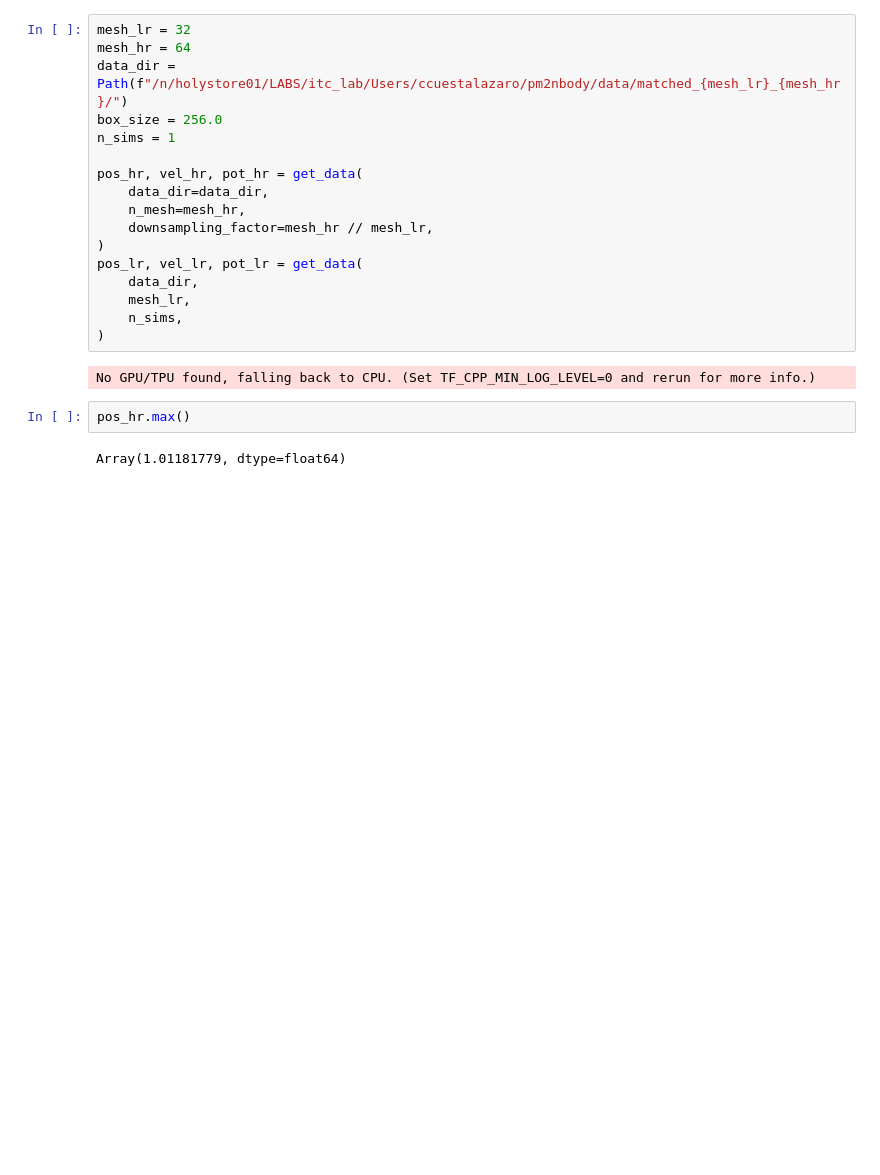
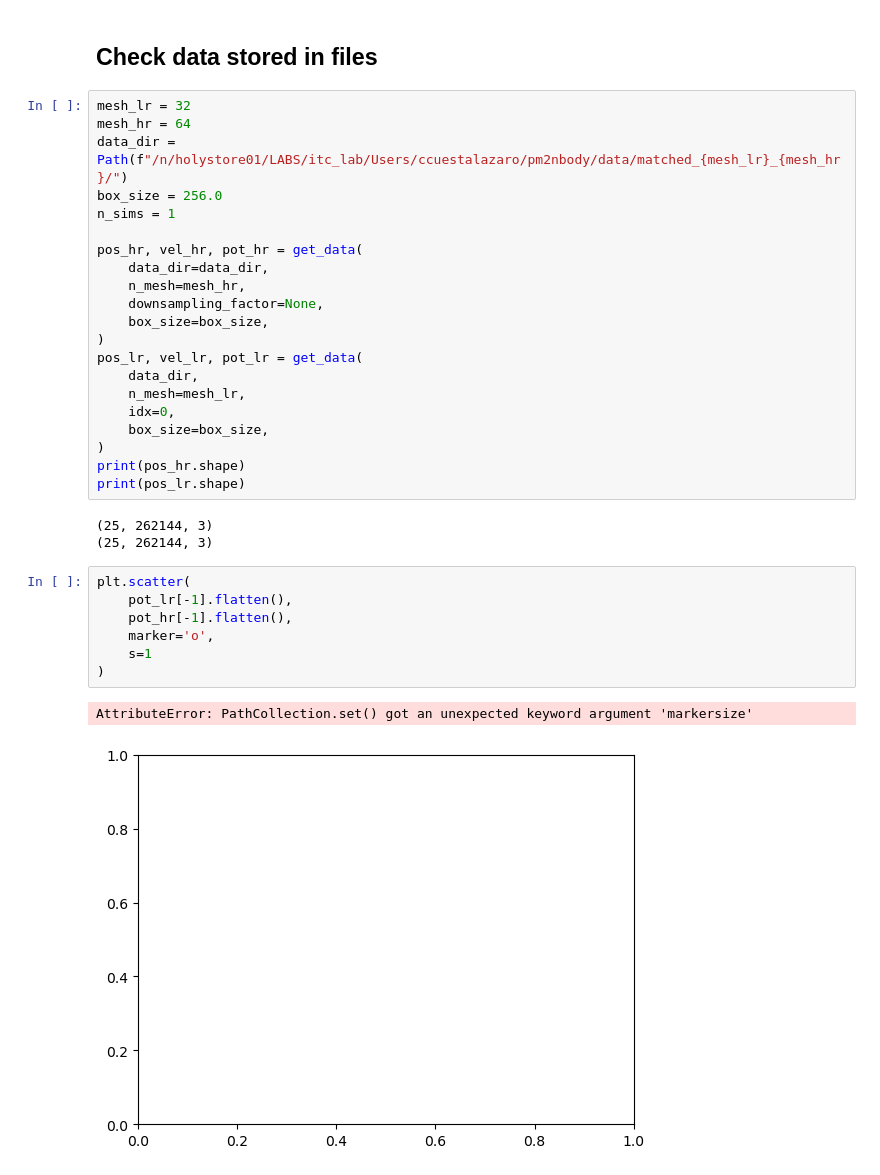
Before and after one commit to florpi/JaxPM, a Jupyter notebook: pm2nbody/notebooks/EDA_data.ipynb, the cells around one changed output. Saved outputs shown, nothing was run; the diff lists cells and outputs as text; blank space fills up the shorter version.

```diff
--- a/pm2nbody/notebooks/EDA_data.ipynb
+++ b/pm2nbody/notebooks/EDA_data.ipynb
@@ -18,3 +18,5 @@ from read_data import get_data
+# %% [markdown]
+## Check data stored in files
 # %%
 mesh_lr = 32
 mesh_hr = 64
@@ -25,19 +27,30 @@ n_sims = 1
 pos_hr, vel_hr, pot_hr = get_data(
     data_dir=data_dir,
     n_mesh=mesh_hr,
-    downsampling_factor=mesh_hr // mesh_lr,
+    downsampling_factor=None,
+    box_size=box_size,
 )
 pos_lr, vel_lr, pot_lr = get_data(
     data_dir,
-    mesh_lr,
-    n_sims,
+    n_mesh=mesh_lr,
+    idx=0,
+    box_size=box_size,
 )
+print(pos_hr.shape)
+print(pos_lr.shape)
 # %% [output]
-No GPU/TPU found, falling back to CPU. (Set TF_CPP_MIN_LOG_LEVEL=0 and rerun for more info.)
+(25, 262144, 3)
+(25, 262144, 3)
-# %%
-pos_hr.max()
-# %% [output]
-Array(1.01181779, dtype=float64)
+# %%
+plt.scatter(
+    pot_lr[-1].flatten(),
+    pot_hr[-1].flatten(),
+    marker='o',
+    s=1
+)
+# %% [output]
+AttributeError: PathCollection.set() got an unexpected keyword argument 'markersize'
+[figure, added]
 # %%
 mesh_plot = 64
 delta_hr = cic_paint(jnp.zeros((mesh_plot, mesh_plot, mesh_plot)), pos_hr[-1]*mesh_plot)
```
Also changed, not shown: parts of 14 cells of this notebook, 1 other file.
